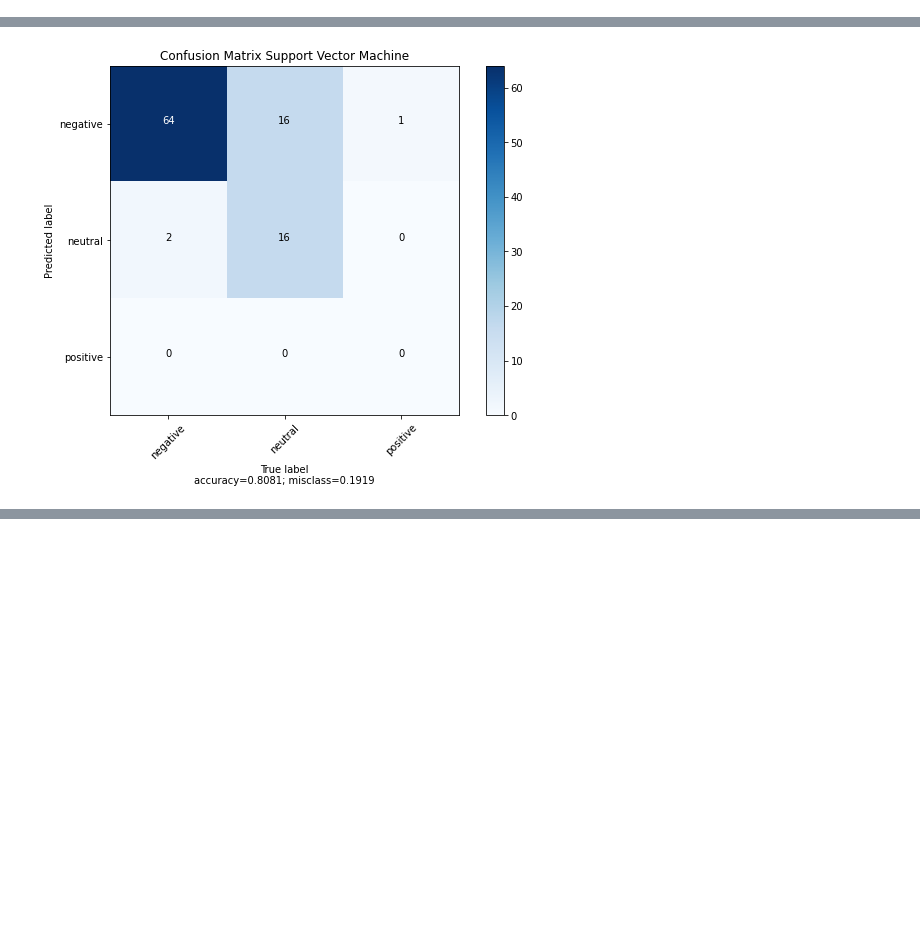
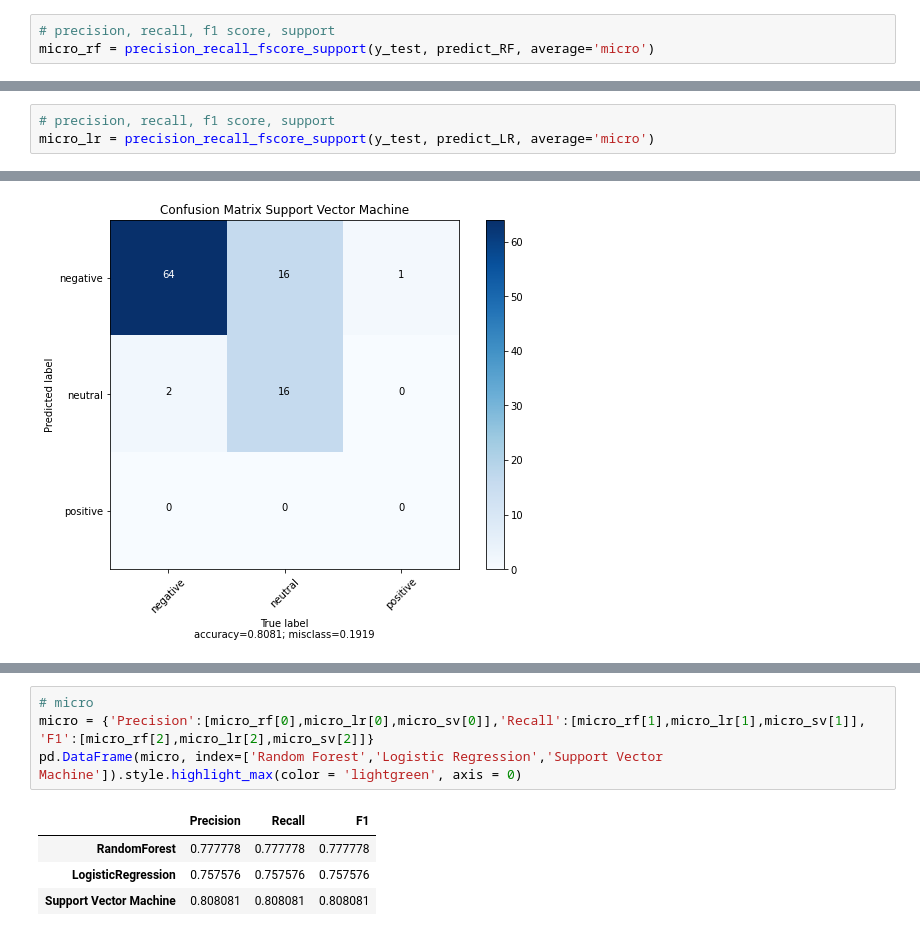
Before and after one commit to nadhifikbarw/ep-dataset, a Jupyter notebook: main.ipynb, the cells around one changed output, grey strips where cells are left out. Drawn from its saved outputs; the diff is of its cells as text; blank space fills up the shorter version.

```diff
--- a/main.ipynb
+++ b/main.ipynb
@@ -4477,3 +4482,6 @@ Accuracy Random Forest Classifier:  0.7676767676767676
+# %%
+# precision, recall, f1 score, support
+micro_rf = precision_recall_fscore_support(y_test, predict_RF, average='micro')
 # %%
 # Logistic Regression Evaluation
 print('Accuracy Logistic Regression: ', accuracy_score(y_test, predict_LR))
@@ -4487,3 +4498,6 @@ Accuracy Logistic Regression:  0.7575757575757576
+# %%
+# precision, recall, f1 score, support
+micro_lr = precision_recall_fscore_support(y_test, predict_LR, average='micro')
 # %%
 # Support Vector Machine Evaluation
 print('Accuracy Suport Vector Machine: ', accuracy_score(y_test, predict_SV))
@@ -4496,0 +4530,9 @@ Accuracy Suport Vector Machine:  0.8080808080808081
+# %%
+# micro
+micro = {'Precision':[micro_rf[0],micro_lr[0],micro_sv[0]],'Recall':[micro_rf[1],micro_lr[1],micro_sv[1]], 'F1':[micro_rf[2],micro_lr[2],micro_sv[2]]}
+pd.DataFrame(micro, index=['Random Forest','Logistic Regression','Support Vector Machine']).style.highlight_max(color = 'lightgreen', axis = 0)
+# %% [output]
+|  | Precision | Recall | F1 |
+| RandomForest | 0.777778 | 0.777778 | 0.777778 |
+| LogisticRegression | 0.757576 | 0.757576 | 0.757576 |
+| Support Vector Machine | 0.808081 | 0.808081 | 0.808081 |
```
Also changed, not shown: parts of 10 cells of this notebook.
